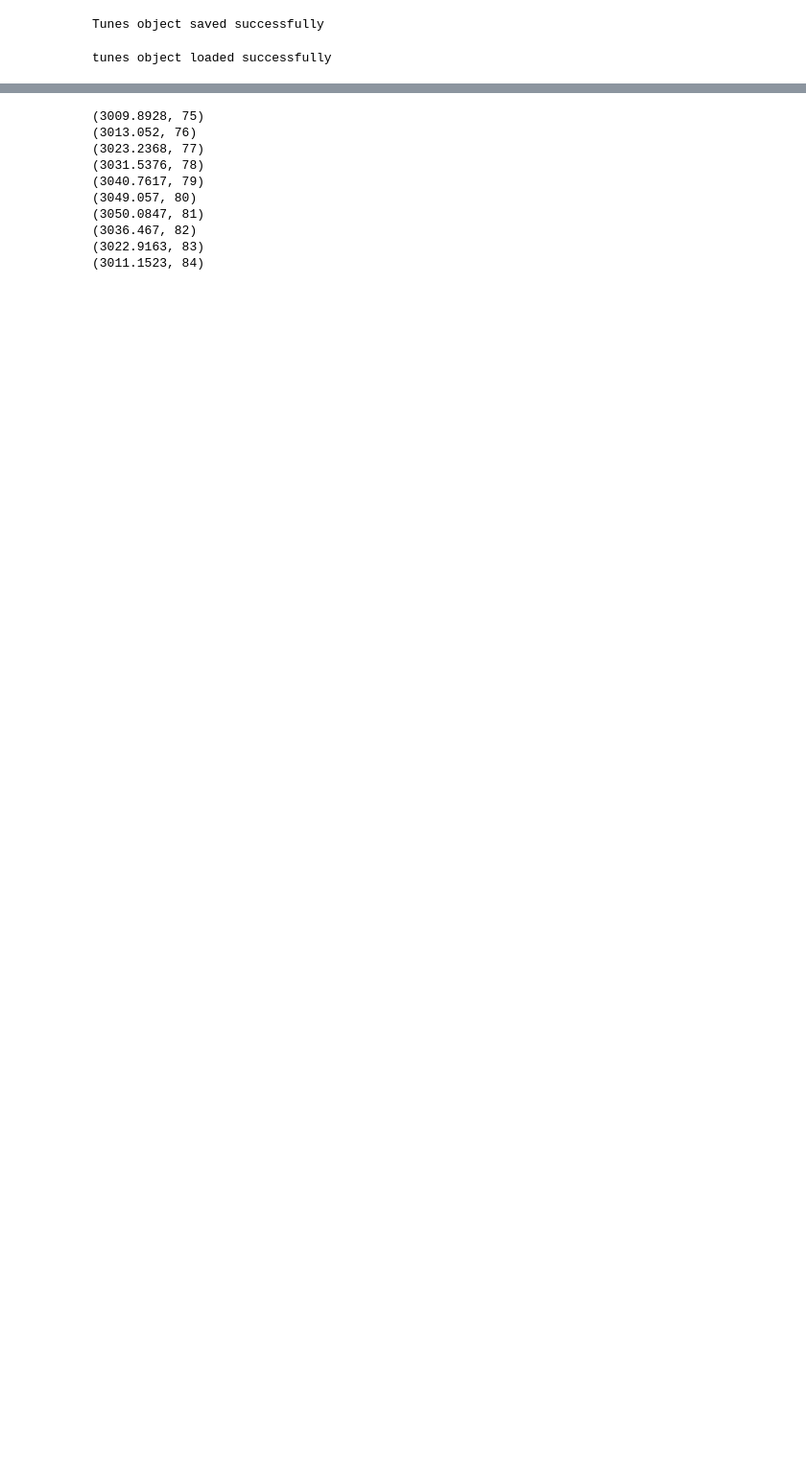
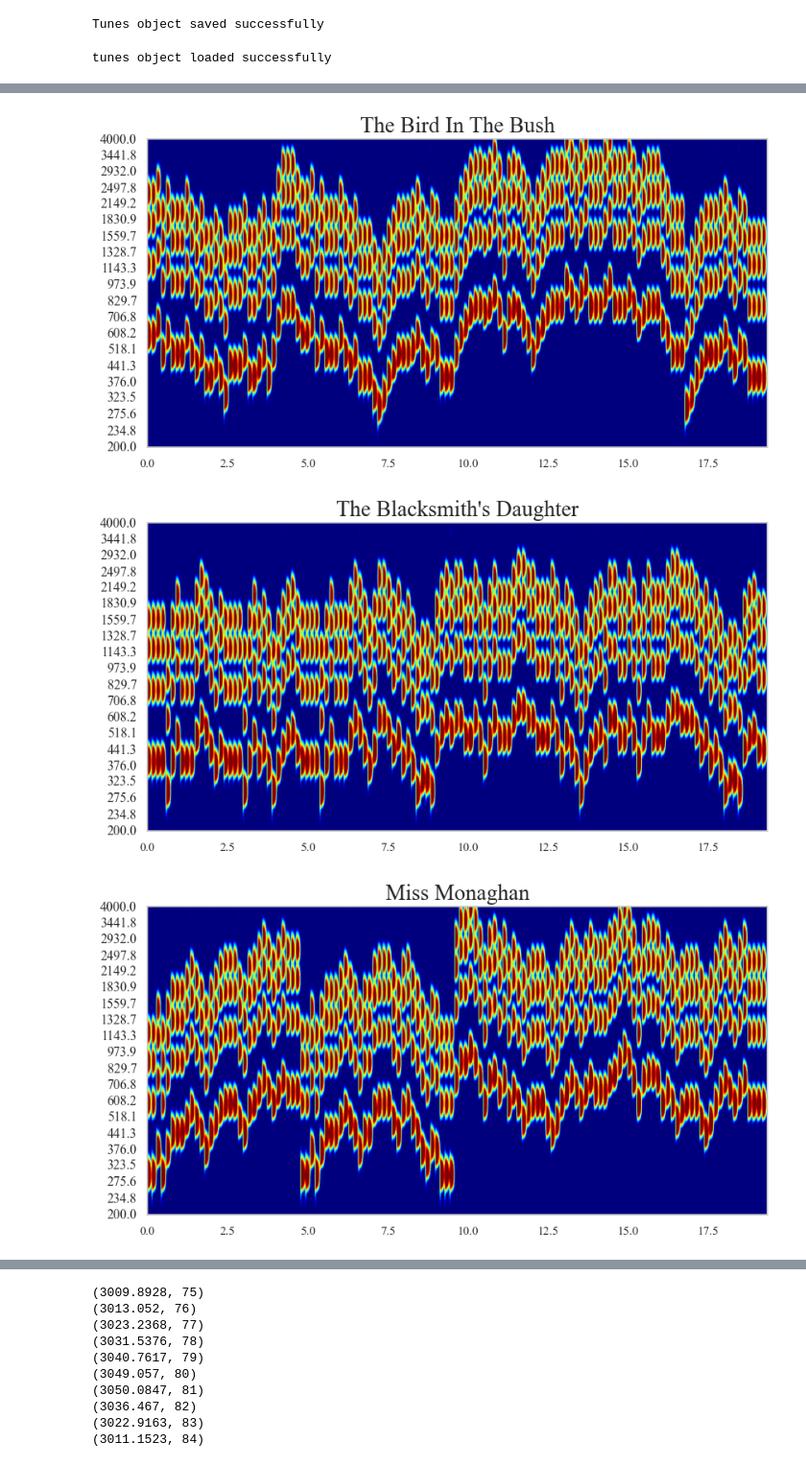
Before and after one commit to noshore5/Wavelet-Tech, a Jupyter notebook: synthetic_tunes/main_project.ipynb, the cells around one changed output, grey strips where cells are left out. Shown at 96% size. Cells and saved outputs as stored; diff of their text form; code cells hidden in the pictures; blank space fills up the shorter version.

```diff
--- a/synthetic_tunes/main_project.ipynb
+++ b/synthetic_tunes/main_project.ipynb
@@ -172,13 +174,33 @@ def transform_plot(signal,frame_rate,clip_point,correction = True):
     extent=[0, len(signal)/frame_rate, len(freqs),0]
 
     plt.figure(figsize=(10, 5))
+    plt.grid(False)
     plt.imshow(np.abs(coeffs1), aspect='auto', extent=extent, cmap='jet')
-    plt.yticks(ticks=subsampled_indices, labels=[f"{y:.1f}" for y in subsampled_y_values])
+    plt.yticks(ticks=subsampled_indices, labels=[f"{y:.1f}" for y in subsampled_y_values],fontsize = 12)
+    plt.colorbar(label='Magnitude')
+    plt.xlabel('Time (s)',fontsize = 18)
+    plt.ylabel('Frequency (Hz)',fontsize = 18)
+    plt.title('Wavelet Transform Magnitude',fontsize = 20)
+    plt.show()
+    return coeffs1,freqs
 
-    plt.colorbar(label='Magnitude')
-    plt.xlabel('Time (s)')
-    plt.ylabel('Frequency (Hz)')
-    plt.title('Wavelet Transform Magnitude')
+def synth_plot(signal,frame_rate,clip_point,title,correction = True):
+
+    coeffs1,freqs = transform(signal,frame_rate,clip_point,correction)
+
+    y_values = np.logspace(np.log10(freqs[0]), np.log10(freqs[-1]), len(freqs))
+    subsampled_indices = np.linspace(0, len(y_values) - 1, 20, dtype=int)
+    subsampled_y_values = y_values[subsampled_indices]
+    extent=[0, len(signal)/frame_rate, len(freqs),0]
+
+    plt.figure(figsize=(10, 5))
+    plt.grid(False)
+    plt.imshow(np.abs(coeffs1), aspect='auto', extent=extent, cmap='jet')
+    plt.yticks(ticks=subsampled_indices, labels=[f"{y:.1f}" for y in subsampled_y_values],fontsize = 12)
+    #plt.colorbar(label='Magnitude')
+    #plt.xlabel('Time (s)',fontsize = 18)
+    #plt.ylabel('Frequency (Hz)',fontsize = 18)
+    plt.title(title,fontsize = 20)
     plt.show()
     return coeffs1,freqs
 
@@ -709,0 +711,8 @@ plot_sums(sums)
+# %%
+l = [2,3,47,60,-1]
+for i in l:
+    synth_plot(tunes[i].waveform,8000,.1,tunes[i].T)
+# %% [output]
+[figure, added]
+[figure, added]
+[figure, added]
```
Also changed, not shown: parts of 11 cells of this notebook, 40 other files.
